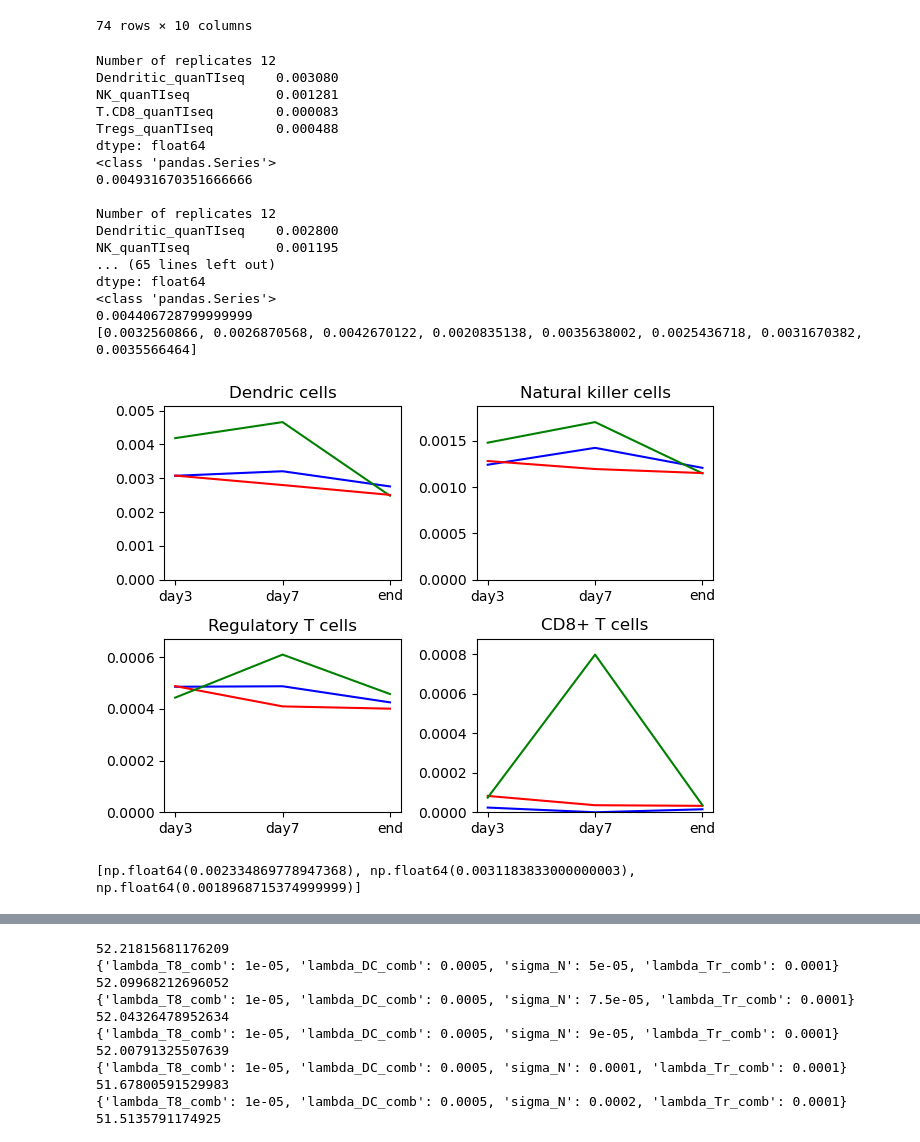
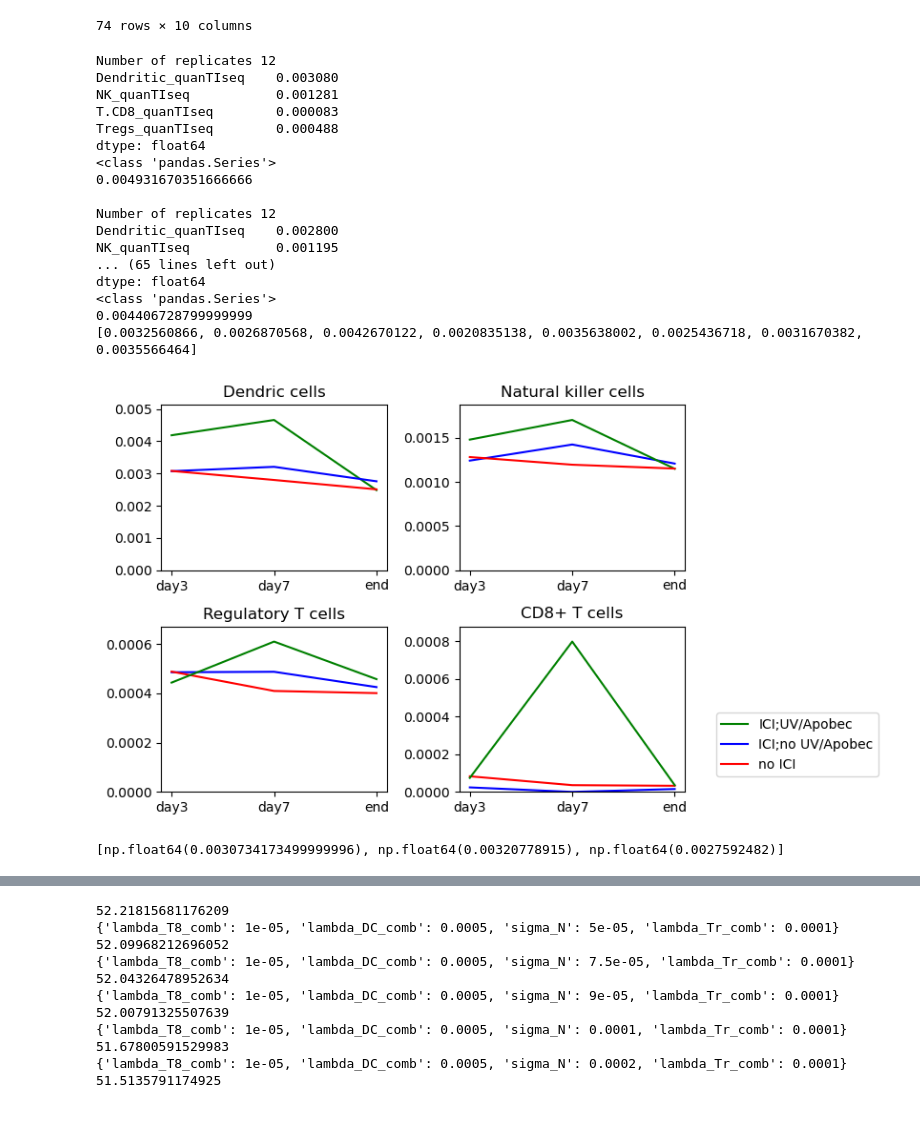
Before and after one commit to ZP-likes-coding/Cancer_immune_interaction, a Jupyter notebook: Fitting_T11.ipynb, the cells around one changed output, grey strips where cells are left out. Drawn from its saved outputs; the diff is of its cells as text; code cells hidden in the pictures; blank space fills up the shorter version.

```diff
--- a/Fitting_T11.ipynb
+++ b/Fitting_T11.ipynb
@@ -25,24 +28,27 @@ T11_df
 | 191 | SRX5100684 | 0.002178 | 0.000957 | 0.000021 | 0.000418 | antiPD1; antiCTLA4; | ... |
 74 rows × 10 columns
 # %%
-T11_df = all_df[all_df['Cell_Line']=="T11"]
+
 
 treatment_df = T11_df[T11_df['Mouse_treatment']!="no_treatment"]
 no_treatment_df = T11_df[T11_df['Mouse_treatment']=="no_treatment"]
 
 quanTIseq_cols = ["Dendritic_quanTIseq","NK_quanTIseq","T.CD8_quanTIseq","Tregs_quanTIseq"]
 
+time_points = ["day3","day7","end"]
+
+# no treatment (mutagen and no mutagen together)
 no_treatment_Ds = []
 no_treatment_NKs = []
 no_treatment_T8s = []
 no_treatment_Tregs = []
-no_treatment_time_points = ["day3","day7","end"]
+
 scatter_no_treatment_Ds = []
 scatter_no_treatment_NKs = []
 scatter_no_treatment_Tregs = []
 scatter_no_treatment_T8s = []
 scatter_no_treatment_times = []
-for day in treatment_time_points:
+for day in time_points:
     day_df = no_treatment_df[no_treatment_df['Condition'].str.contains(day)]
     print("")
     print(f"Number of replicates {len(day_df)}")
@@ -68,17 +74,18 @@ for day in treatment_time_points:
             for i in day_df["T.CD8_quanTIseq"]:
                 scatter_no_treatment_T8s.append(i)
 
+#treatment with mutagen
 mutagen_Ds = []
 mutagen_NKs = []
 mutagen_T8s = []
 mutagen_Tregs = []
-mutagen_time_points = ["day3","day7","end"]
+
 scatter_mutagen_Ds = []
 scatter_mutagen_NKs = []
 scatter_mutagen_Tregs = []
 scatter_mutagen_T8s = []
 scatter_mutagen_times = []
-for day in mutagen_time_points:
+for day in time_points:
     day_df = treatment_df[treatment_df['Condition'].str.contains('_'+day)]
     print("")
     print(f"Number of replicates {len(day_df)}")
@@ -104,8 +111,8 @@ for day in mutagen_time_points:
             for i in day_df["T.CD8_quanTIseq"]:
                 scatter_mutagen_T8s.append(i)
 
-time_points = ["day3","day7","end"]
 
+#treatment with mutagen
 Ds = []
 NKs = []
 T8s = []
@@ -151,11 +158,13 @@ print(scatter_Ds)
 fig,ax = plt.subplots(2,2)
 
 Dplot = ax[0,0]
-Dplot.plot(time_points,Ds,'b')
-Dplot.plot(time_points,mutagen_Ds,'g')
-Dplot.plot(time_points,no_treatment_Ds,'r')
+Dplot.plot(time_points,mutagen_Ds,'g',label='ICI;UV/Apobec')
+Dplot.plot(time_points,Ds,'b',label='ICI;no UV/Apobec')
+
+Dplot.plot(time_points,no_treatment_Ds,'r',label='no ICI')
 Dplot.set_title('Dendric cells')
 Dplot.set_ylim(0.0,max([*Ds,*mutagen_Ds,*no_treatment_Ds])*1.1)
+handles,labels = Dplot.get_legend_handles_labels()
 NKplot = ax[0,1]
 NKplot.plot(time_points,NKs,'b')
 NKplot.plot(time_points,mutagen_NKs,'g')
@@ -173,34 +182,35 @@ Tregplot.set_title('Regulatory T cells')
 Tregplot.set_ylim(0.0,max([*Tregs,*mutagen_Tregs,*no_treatment_Tregs])*1.1)
 
 T8plot = ax[1,1]
 T8plot.plot(time_points,T8s,'b')
 T8plot.plot(time_points,no_treatment_T8s,'r')
 T8plot.plot(time_points,mutagen_T8s,'g')
 
 T8plot.set_title('CD8+ T cells')
 T8plot.set_ylim(0.0,max([*T8s,*mutagen_T8s,*no_treatment_T8s])*1.1)
 
+fig.legend(handles,labels,bbox_to_anchor=(0.3, 0.1,1,1),loc = 'lower right')
 plt.tight_layout()
 plt.show()
 # %% [output]
 Number of replicates 12
 Dendritic_quanTIseq    0.003080
 NK_quanTIseq           0.001281
 T.CD8_quanTIseq        0.000083
 Tregs_quanTIseq        0.000488
 dtype: float64
 <class 'pandas.Series'>
 0.004931670351666666
 
 Number of replicates 12
 Dendritic_quanTIseq    0.002800
 NK_quanTIseq           0.001195
 ... (65 lines left out)
 dtype: float64
 <class 'pandas.Series'>
 0.004406728799999999
 [0.0032560866, 0.0026870568, 0.0042670122, 0.0020835138, 0.0035638002, 0.0025436718, 0.0031670382, 0.0035566464]
-[figure, old version]
+[figure, new version]
 # %%
 import math
 # %%
@@ -215,7 +225,15 @@ def cancer_ode(t,y,lambda_C,C_M,eta_8,eta_N,d_C,lambda_DC_comb,
     dTr = -d_Tr*Tr + lambda_Tr_comb*C/(K_C+C)
     dT8 = -d_T8 * T8 + lambda_T8_comb*D/(K_D+D)/(1+Tr/K_Tr)
     return np.array((dC,dD,dN,dTr,dT8,))
-
+def cancer_ode_parametrised(t, y, p):
+    return cancer_ode(
+        t, y,
+        p['lambda_C'], p['C_M'], p['eta_8'], p['eta_N'], p['d_C'],
+        p['lambda_DC_comb'], p['K_C'], p['d_D'], p['sigma_N'],
+        p['d_N'], p['gamma_N'], p['a_C'], p['beta_1'], p['beta_2'],
+        p['d_Tr'], p['lambda_Tr_comb'], p['d_T8'], p['lambda_T8_comb'],
+        p['K_D'], p['K_Tr']
+    )
 params = [1.5,0.8,328.28,0.0015,300,0.0003,0.17,4.0,2e-5,0.4,0.1,5e-5,0.1,150,0.5,0.4,2e-4,0.2,0.5,4e-4,0.18,5.4,2e-4,2.5e-4,4e-4,0.1]
 params = {'lambda_C':1.5,
           'C_M':0.8,
@@ -283,14 +301,7 @@ T8_init    = params['T8_init']
 # lambda_Tr = 2*lambda_Tr
 # lamba_T8 = 2*lambda_T8
 
-objective_function_day3 = {'Ds':Ds[0],
-                          'NKs':NKs[0],
-                          'Tregs':Tregs[0],
-                          'T8s':T8s[0]}
-objective_function_day7 = {'Ds':Ds[1],
-                          'NKs':NKs[1],
-                          'Tregs':Tregs[1],
-                          'T8s':T8s[1]}
+
 
 print(Ds)
 
@@ -332,4 +343,4 @@ def mean_square_error_rel(y):
     error+=((y[4,1]-objective_function_day7['T8s'])/y[4,1])**2
     return math.sqrt(error/N)
 # %% [output]
-[np.float64(0.002334869778947368), np.float64(0.0031183833000000003), np.float64(0.0018968715374999999)]
+[np.float64(0.0030734173499999996), np.float64(0.00320778915), np.float64(0.0027592482)]
```
Also changed, not shown: parts of 16 cells of this notebook.
